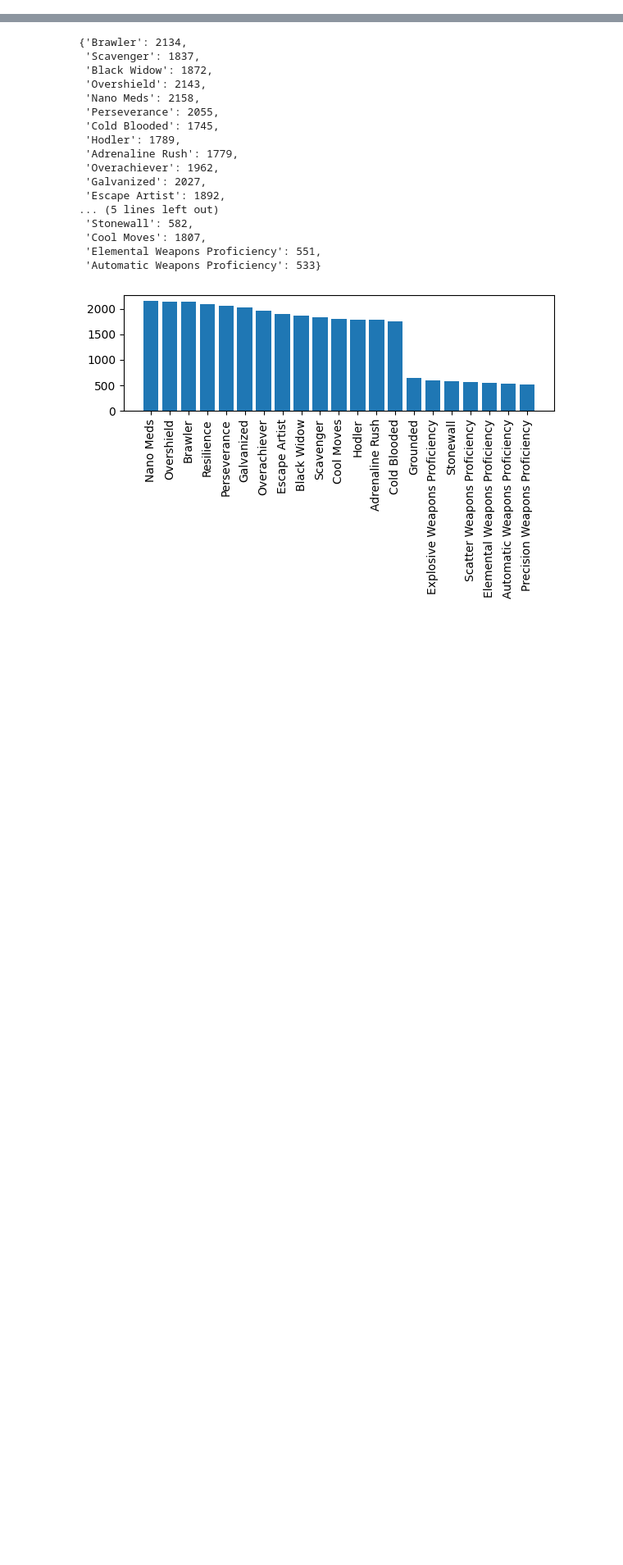
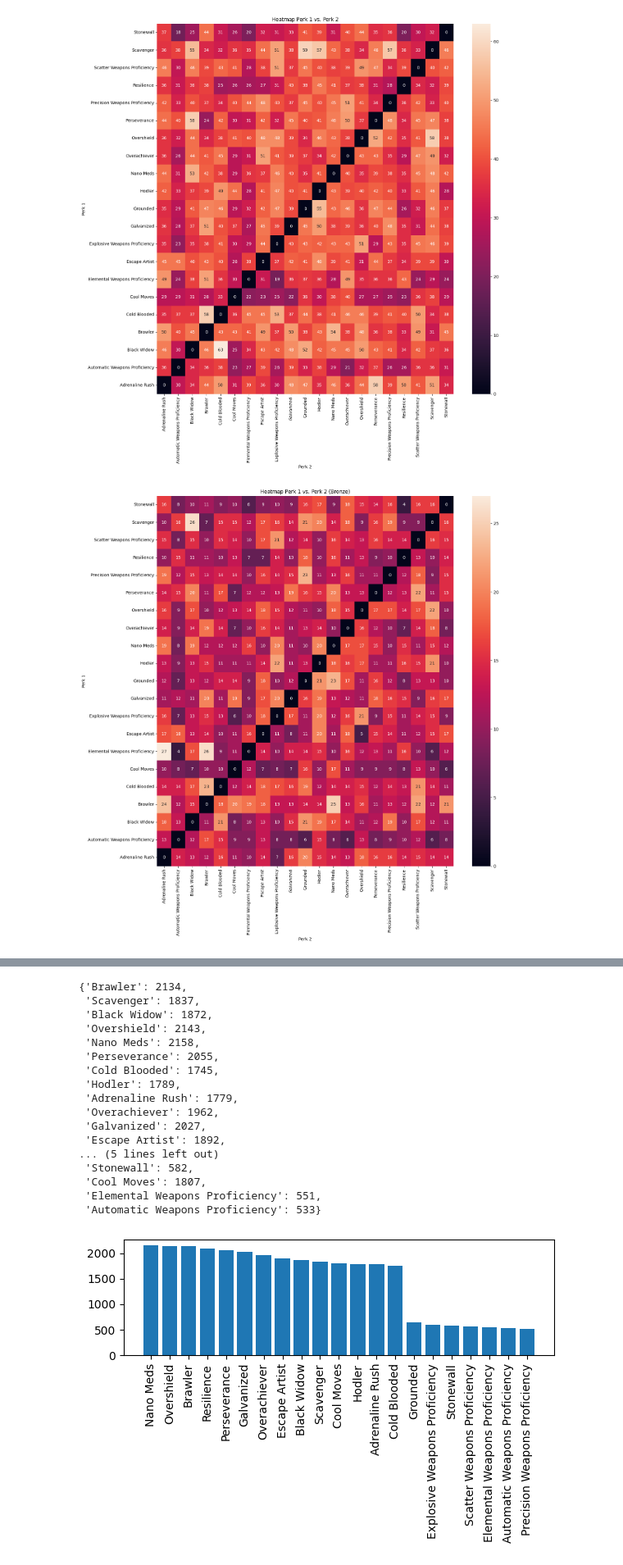
Before and after one commit to VincenzoImp/Cantina-Royale, a Jupyter notebook: NFT data/05_analysis.ipynb, the cells around one changed output, grey strips where cells are left out. Shown at 82% size. Drawn from its saved outputs; the diff is of its cells as text; code cells hidden in the pictures; blank space fills up the shorter version.

```diff
--- a/NFT data/05_analysis.ipynb
+++ b/NFT data/05_analysis.ipynb
@@ -8,0 +76,31 @@ df = pd.concat([pd.read_csv(filename2+'.csv'), df])
+# %%
+# plot heatmap Perk 1 vs. Perk 2 on df with  mathplotlib
+def perks_heatmap(df, title='Heatmap Perk 1 vs. Perk 2'):
+    tmp = df[['Perk 1', 'Perk 2']].copy()
+    tmp['count'] = 1
+    tmp = tmp.groupby(['Perk 1', 'Perk 2']).sum().reset_index()
+    tmp = tmp.pivot(index='Perk 1', columns='Perk 2', values='count')
+    # reord columns
+    tmp = tmp.sort_values(by='Perk 1', ascending=False)
+    tmp = tmp.fillna(0)
+    plt.figure(figsize=(15, 15))
+    sns.heatmap(tmp, annot=True, fmt='g')
+    plt.tight_layout()
+    plt.yticks(rotation=0)
+    plt.title(title)
+    plt.xlabel('Perk 2')
+    plt.ylabel('Perk 1')
+    plt.savefig(title.replace(' ', '_')+'.png', dpi=300)
+
+
+
+    plt.show()
+perks_heatmap(df)
+perks_heatmap(df[df['Rarity Class']=='Bronze'], title='Heatmap Perk 1 vs. Perk 2 (Bronze)')
+perks_heatmap(df[df['Rarity Class']=='Silver'], title='Heatmap Perk 1 vs. Perk 2 (Silver)')
+perks_heatmap(df[df['Rarity Class']=='Gold'], title='Heatmap Perk 1 vs. Perk 2 (Gold)')
+perks_heatmap(df[df['Rarity Class']=='Epic'], title='Heatmap Perk 1 vs. Perk 2 (Epic)')
+perks_heatmap(df[df['Rarity Class']=='Legendary'], title='Heatmap Perk 1 vs. Perk 2 (Legendary)')
+# %% [output]
+[figure, added]
+[figure, added]
```
Also changed, not shown: parts of 16 cells of this notebook, 8 other files.
